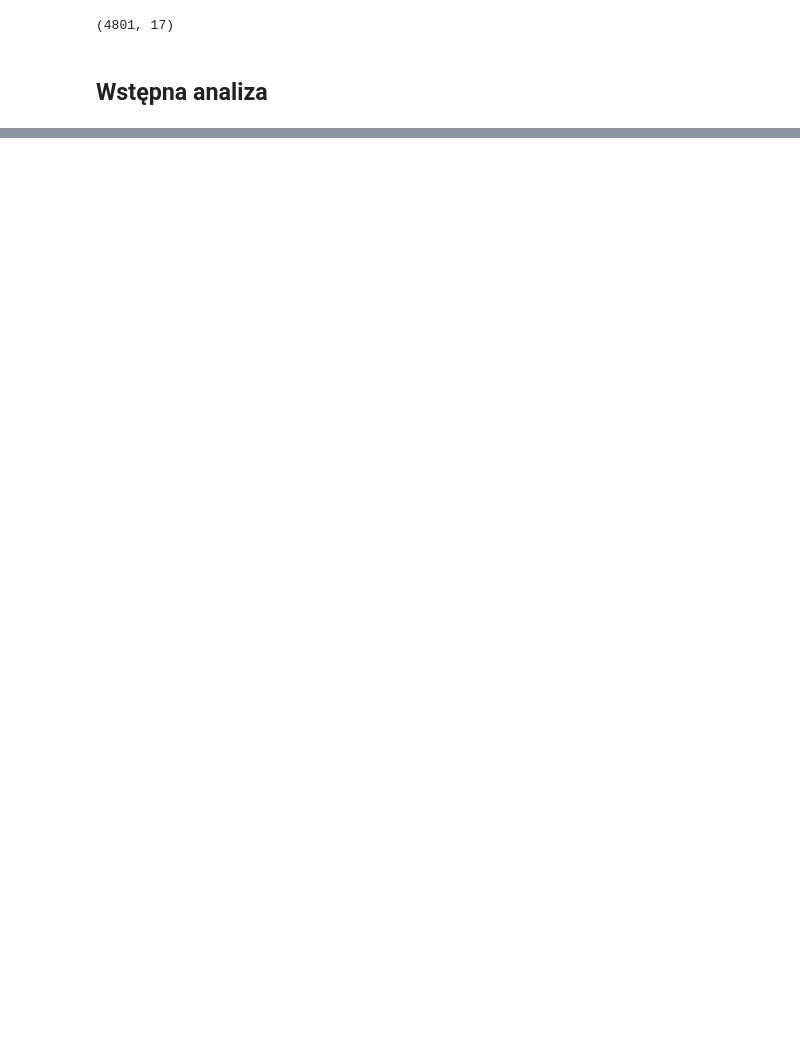
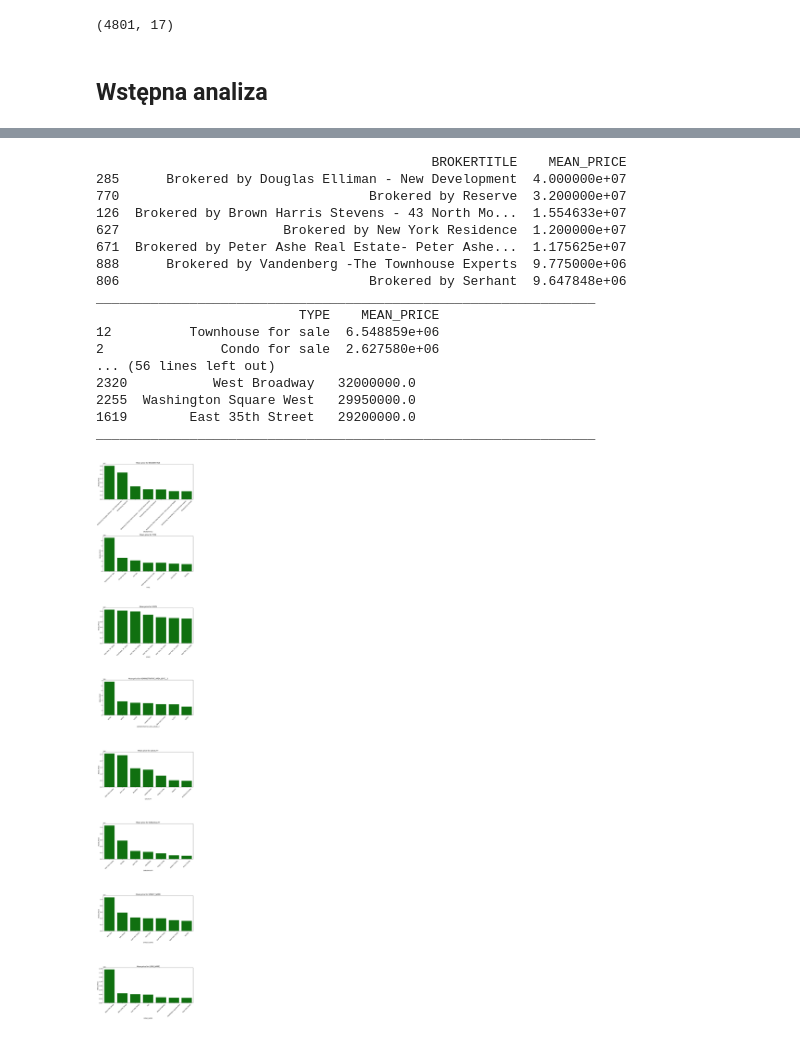
Before and after one commit to KAdamczykk/ML_Project_1, a Jupyter notebook: ml_ny_houses.ipynb, the cells around one changed output, grey strips where cells are left out. Saved outputs shown, nothing was run; the diff lists cells and outputs as text; code cells hidden in the pictures; blank space fills up the shorter version.

```diff
--- a/ml_ny_houses.ipynb
+++ b/ml_ny_houses.ipynb
@@ -136,0 +130,38 @@ ________________________________________________________________--
+# %%
+cols = ["BROKERTITLE", "TYPE", "STATE", "ADMINISTRATIVE_AREA_LEVEL_2", "LOCALITY", "SUBLOCALITY", "STREET_NAME", "LONG_NAME"]
+fig, axes = plt.subplots(len(cols), 1, figsize=(10, 7 * len(cols)))
+axes = axes.flatten()
+
+for i, col in enumerate(cols):
+    df_tmp = df_learning[[col, "PRICE"]]
+    df_tmp = pd.DataFrame(df_tmp.groupby(col)["PRICE"].mean()).reset_index()
+    df_tmp.columns = [col, "MEAN_PRICE"]
+    df_tmp = df_tmp.sort_values("MEAN_PRICE", ascending=False)
+    df_tmp = df_tmp.head(7)
+    print(df_tmp, end= "\n________________________________________________________________\n")
+
+    sns.barplot(data= df_tmp, x= col, y= "MEAN_PRICE", ax= axes[i], color= "green")
+    axes[i].set_title(f"Mean price for {col}")
+    axes[i].tick_params(axis="x", rotation=45)
+
+plt.tight_layout()
+plt.show()
+# %% [output]
+                                           BROKERTITLE    MEAN_PRICE
+285      Brokered by Douglas Elliman - New Development  4.000000e+07
+770                                Brokered by Reserve  3.200000e+07
+126  Brokered by Brown Harris Stevens - 43 North Mo...  1.554633e+07
+627                     Brokered by New York Residence  1.200000e+07
+671  Brokered by Peter Ashe Real Estate- Peter Ashe...  1.175625e+07
+888      Brokered by Vandenberg -The Townhouse Experts  9.775000e+06
+806                                Brokered by Serhant  9.647848e+06
+________________________________________________________________
+                          TYPE    MEAN_PRICE
+12          Townhouse for sale  6.548859e+06
+2               Condo for sale  2.627580e+06
+... (56 lines left out)
+2320           West Broadway   32000000.0
+2255  Washington Square West   29950000.0
+1619        East 35th Street   29200000.0
+________________________________________________________________
+[figure, added]
```
Also changed, not shown: parts of 9 cells of this notebook.
